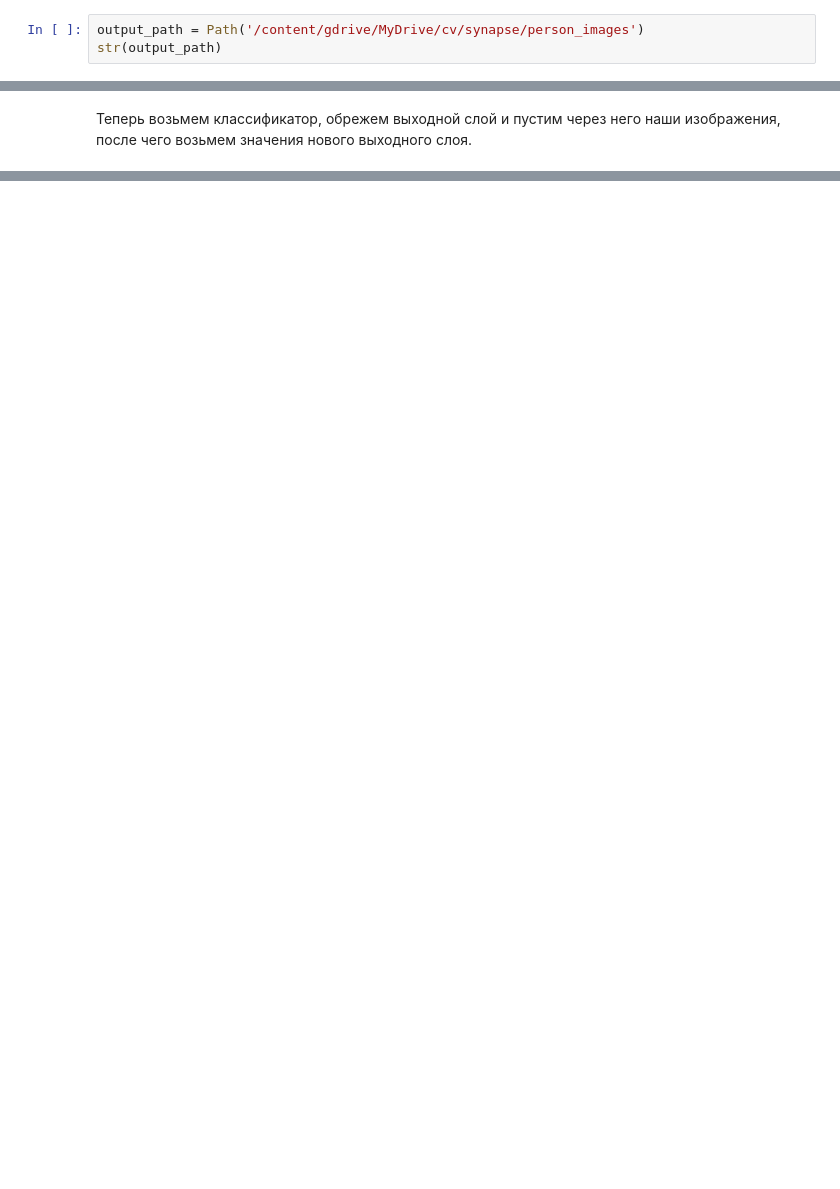
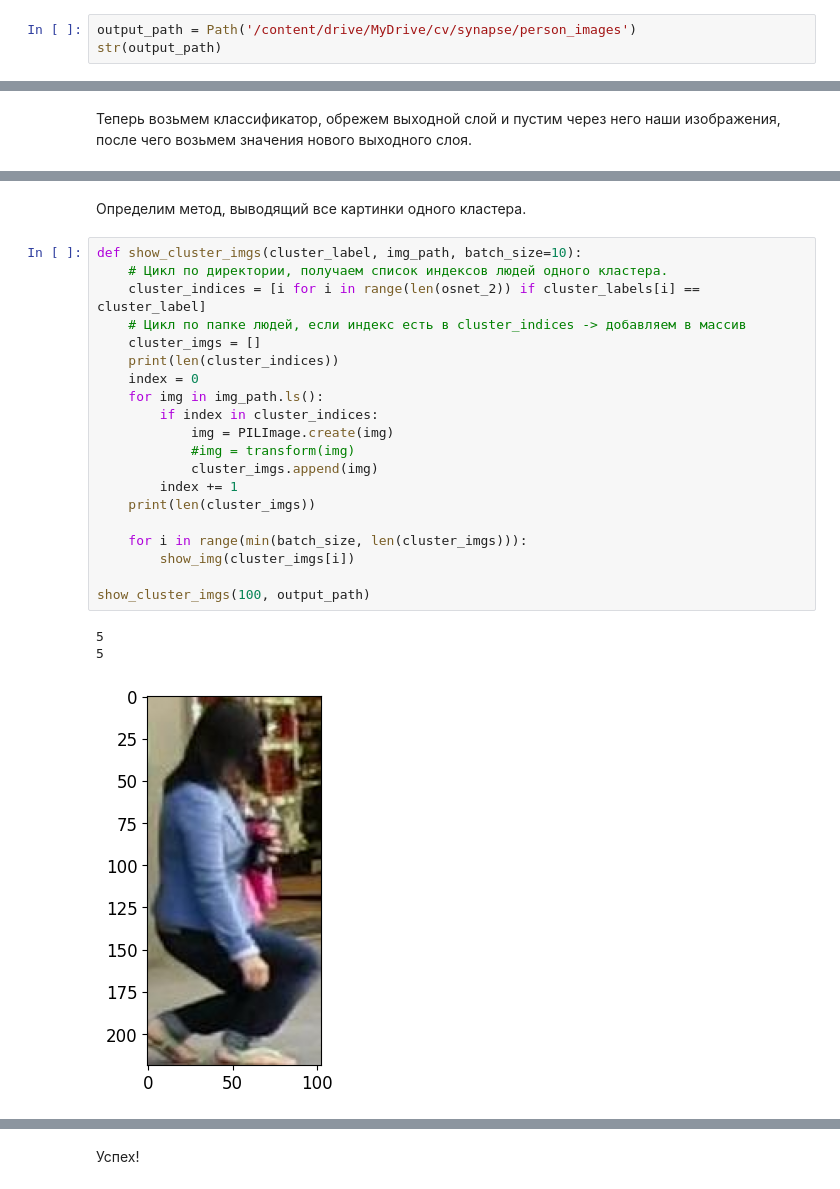
Before and after one commit to jurtta66/tracking_synapse, a Jupyter notebook: Kononov/basic.ipynb, the cells around one changed output, grey strips where cells are left out. Saved outputs shown, nothing was run; the diff lists cells and outputs as text; blank space fills up the shorter version.

```diff
--- a/Kononov/basic.ipynb
+++ b/Kononov/basic.ipynb
@@ -83,5 +62,5 @@ def crop_img(img, bbox):
 # %% [markdown]
 Закинем в папку вырезанные изображения людей.
 # %%
-output_path = Path('/content/gdrive/MyDrive/cv/synapse/person_images')
+output_path = Path('/content/drive/MyDrive/cv/synapse/person_images')
 str(output_path)
@@ -286,0 +220,26 @@ Downloading: "https://download.pytorch.org/models/resnet34-b627a593.pth" to /roo
+# %% [markdown]
+Определим метод, выводящий все картинки одного кластера.
+# %%
+def show_cluster_imgs(cluster_label, img_path, batch_size=10):
+    # Цикл по директории, получаем список индексов людей одного кластера.
+    cluster_indices = [i for i in range(len(osnet_2)) if cluster_labels[i] == cluster_label]
+    # Цикл по папке людей, если индекс есть в cluster_indices -> добавляем в массив
+    cluster_imgs = []
+    print(len(cluster_indices))
+    index = 0
+    for img in img_path.ls():
+        if index in cluster_indices:
+            img = PILImage.create(img)
+            #img = transform(img)
+            cluster_imgs.append(img)
+        index += 1
+    print(len(cluster_imgs))
+
+    for i in range(min(batch_size, len(cluster_imgs))):
+        show_img(cluster_imgs[i])
+
+show_cluster_imgs(100, output_path)
+# %% [output]
+5
+5
+[figure, added]
@@ -286,0 +250,2 @@ Downloading: "https://download.pytorch.org/models/resnet34-b627a593.pth" to /roo
+# %% [markdown]
+Успех!
```
Also changed, not shown: parts of 34 cells of this notebook.
